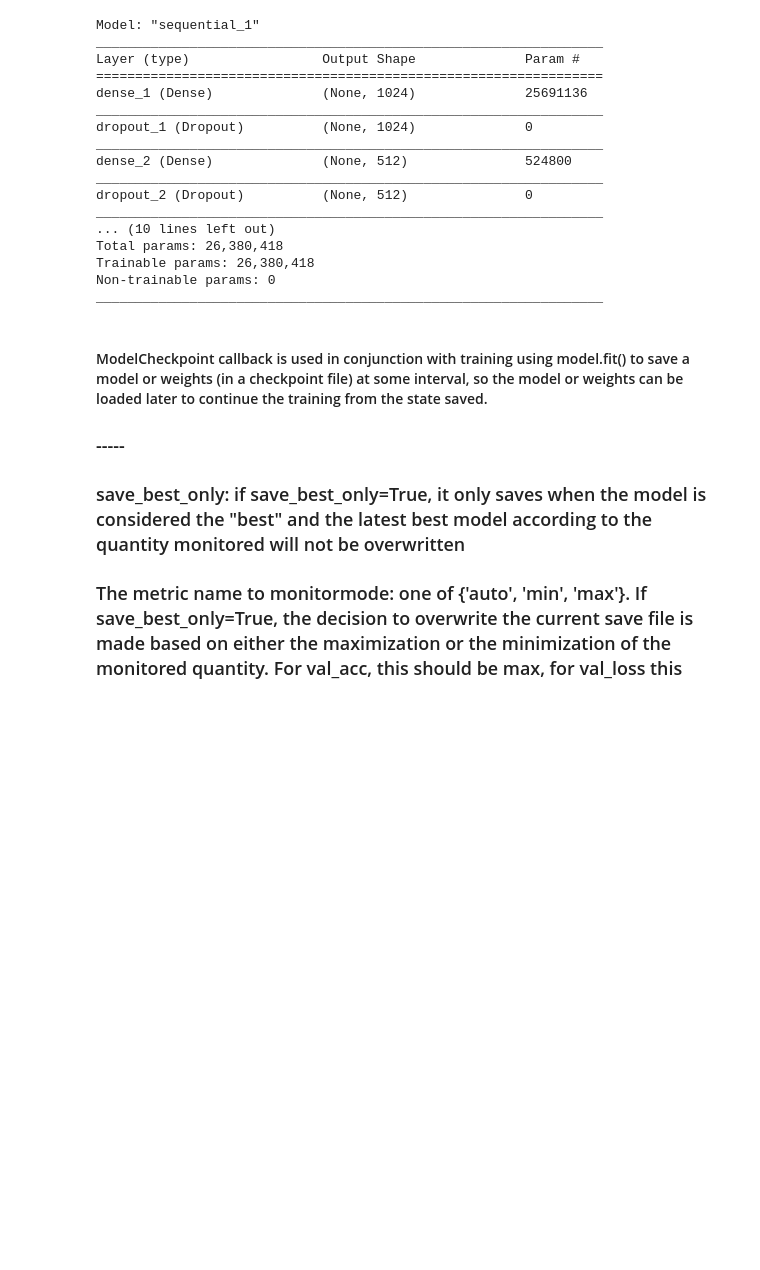
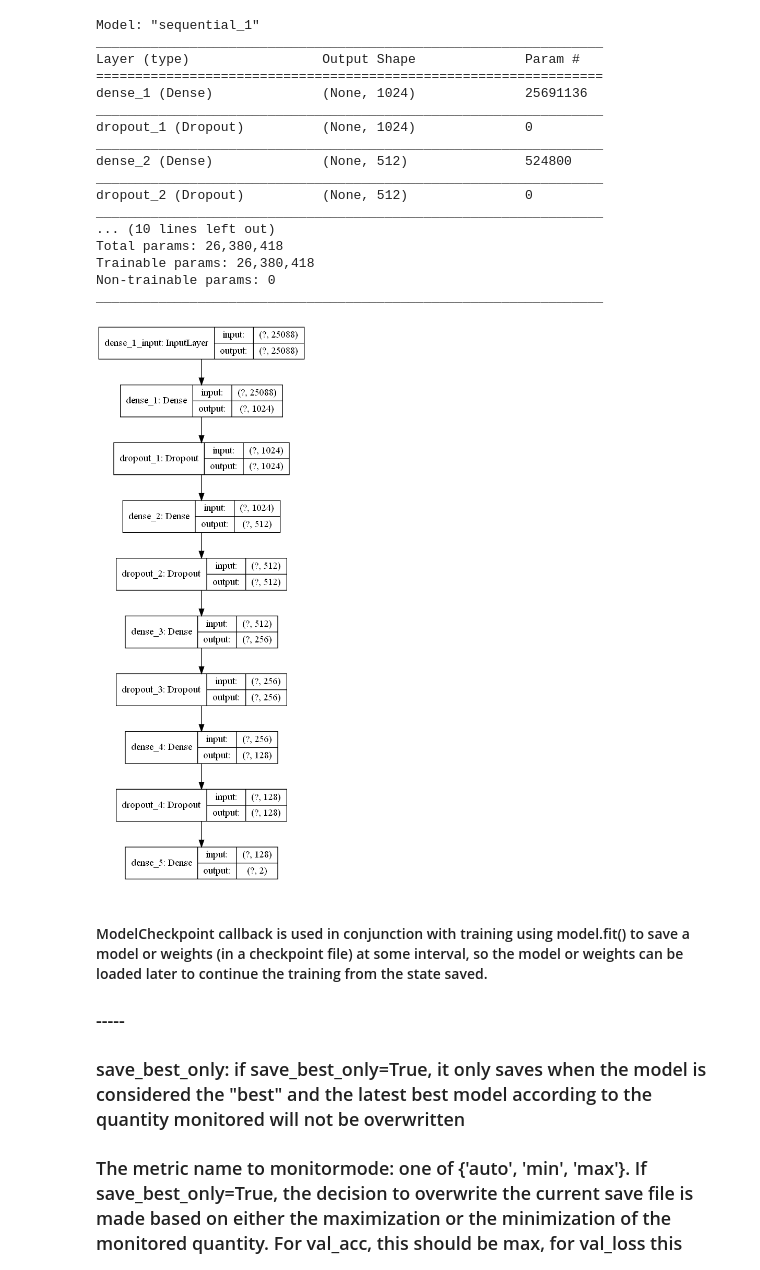
Before and after one commit to eiensatya7/cap4_group7_va, a Jupyter notebook: Step_1_EventDetection_Sequential_Model Training-for_session-Gr-99.ipynb, the cells around one changed output. Saved outputs shown, nothing was run; the diff lists cells and outputs as text; code cells hidden in the pictures; blank space fills up the shorter version.

```diff
--- a/Step_1_EventDetection_Sequential_Model Training-for_session-Gr-99.ipynb
+++ b/Step_1_EventDetection_Sequential_Model Training-for_session-Gr-99.ipynb
@@ -277,6 +282,12 @@ Total params: 26,380,418
 Trainable params: 26,380,418
 Non-trainable params: 0
 _________________________________________________________________
+# %%
+## Check Model architecture
+from tensorflow.keras.utils import plot_model
+plot_model(model, to_file = 'model_structure_plot.png', show_shapes = True, show_layer_names = True)
+# %% [output]
+[figure, added]
 # %% [markdown]
 #### ModelCheckpoint callback is used in conjunction with training using model.fit() to save a model or weights (in a checkpoint file) at some interval, so the model or weights can be loaded later to continue the training from the state saved.
 
```
Also changed, not shown: parts of 20 cells of this notebook, 2 other files.
